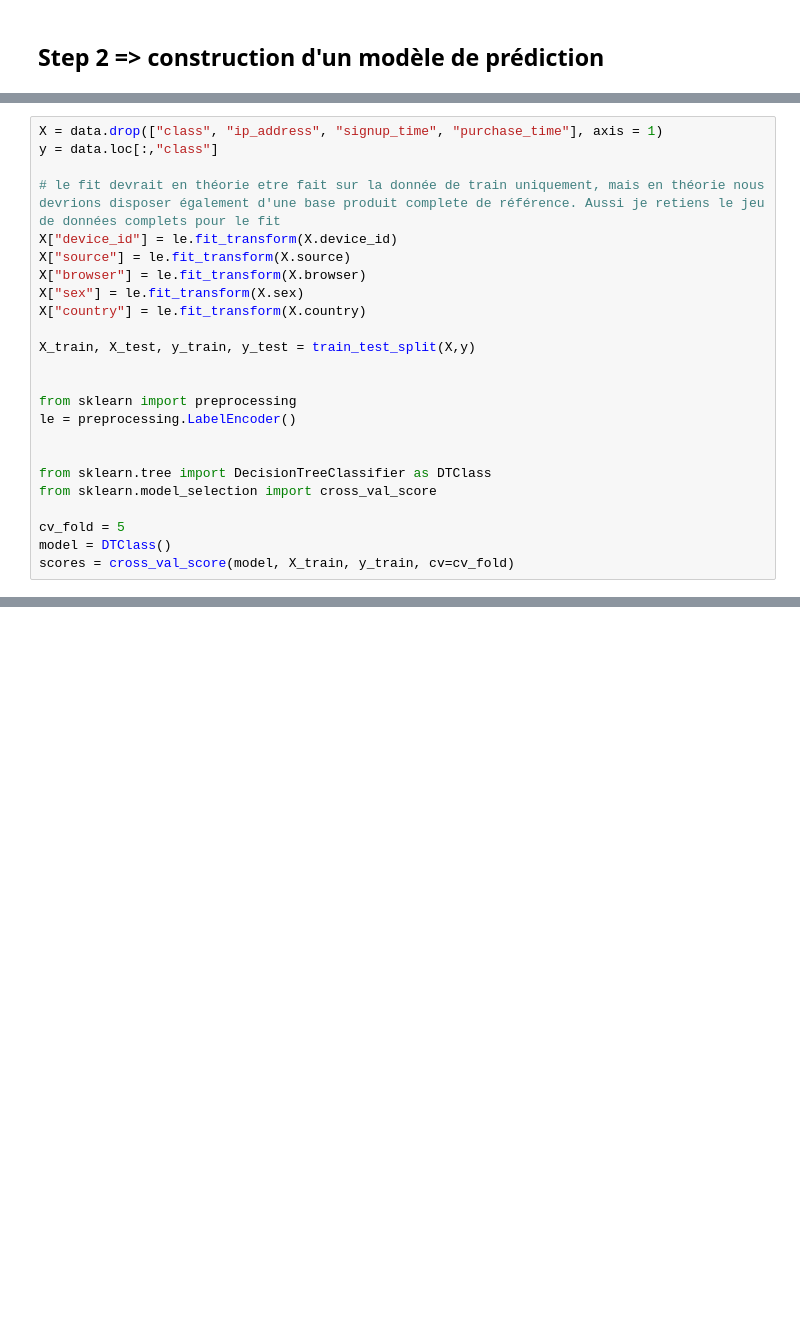
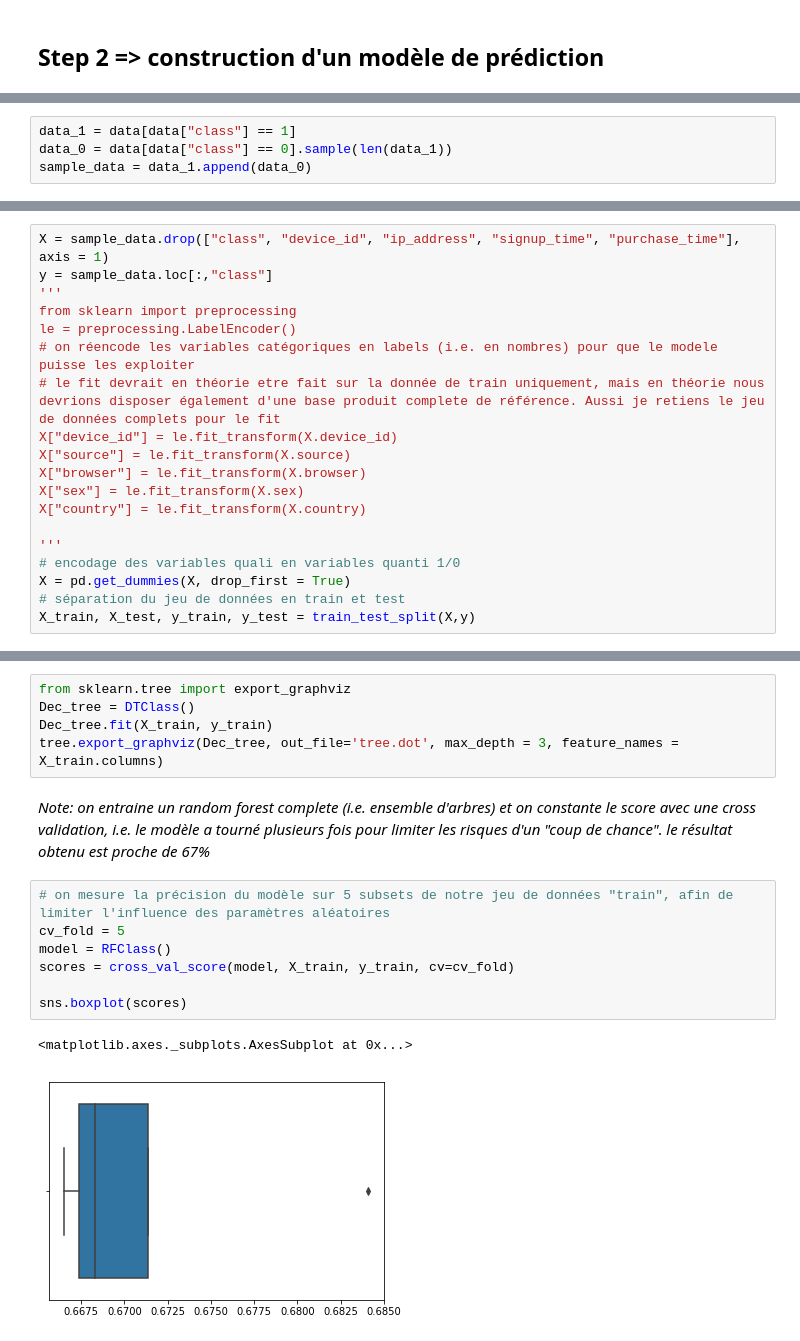
Before and after one commit to cgandon/ecommerce_fraud_prediction, a Jupyter notebook: Fraud Detection.ipynb, the cells around one changed output, grey strips where cells are left out. Cells and saved outputs as stored; diff of their text form; blank space fills up the shorter version.

```diff
--- a/Fraud Detection.ipynb
+++ b/Fraud Detection.ipynb
@@ -52,3 +58,7 @@ from sklearn.model_selection import cross_val_score
+# %%
+data_1 = data[data["class"] == 1]
+data_0 = data[data["class"] == 0].sample(len(data_1))
+sample_data = data_1.append(data_0)
 # %% [markdown]
 *Note:
 on va utiliser un algorythme de type random_forest car cet algorythme a l'avantage d'être transparent et explicite dans son mécanisme de prédiction.
@@ -56,8 +66,11 @@ A ce stade on conserve la dataset fourni sans + d'optimisation, avec néanmoins
 On verra dans un deuxième temps si le résultat peut être améliorer avec une préparation + spécifique de la donnée.*
 # %%
-X = data.drop(["class", "ip_address", "signup_time", "purchase_time"], axis = 1)
-y = data.loc[:,"class"]
-
+X = sample_data.drop(["class", "device_id", "ip_address", "signup_time", "purchase_time"], axis = 1)
+y = sample_data.loc[:,"class"]
+'''
+from sklearn import preprocessing
+le = preprocessing.LabelEncoder()
+# on réencode les variables catégoriques en labels (i.e. en nombres) pour que le modele puisse les exploiter
 # le fit devrait en théorie etre fait sur la donnée de train uniquement, mais en théorie nous devrions disposer également d'une base produit complete de référence. Aussi je retiens le jeu de données complets pour le fit
 X["device_id"] = le.fit_transform(X.device_id)
 X["source"] = le.fit_transform(X.source)
@@ -65,16 +78,8 @@ X["browser"] = le.fit_transform(X.browser)
 X["sex"] = le.fit_transform(X.sex)
 X["country"] = le.fit_transform(X.country)
 
+'''
+# encodage des variables quali en variables quanti 1/0
+X = pd.get_dummies(X, drop_first = True)
+# séparation du jeu de données en train et test
 X_train, X_test, y_train, y_test = train_test_split(X,y)
-
-
-from sklearn import preprocessing
-le = preprocessing.LabelEncoder()
-
-
-from sklearn.tree import DecisionTreeClassifier as DTClass
-from sklearn.model_selection import cross_val_score
-
-cv_fold = 5
-model = DTClass()
-scores = cross_val_score(model, X_train, y_train, cv=cv_fold)
@@ -83,0 +88,18 @@ l'entrainement du modèle sur les données brutes fournit un résultat de prédi
+# %%
+from sklearn.tree import export_graphviz
+Dec_tree = DTClass()
+Dec_tree.fit(X_train, y_train)
+tree.export_graphviz(Dec_tree, out_file='tree.dot', max_depth = 3, feature_names = X_train.columns)
+# %% [markdown]
+*Note:
+on entraine un random forest complete (i.e. ensemble d'arbres) et on constante le score avec une cross validation, i.e. le modèle a tourné plusieurs fois pour limiter les risques d'un "coup de chance". le résultat obtenu est proche de 67%*
+# %%
+# on mesure la précision du modèle sur 5 subsets de notre jeu de données "train", afin de limiter l'influence des paramètres aléatoires
+cv_fold = 5
+model = RFClass()
+scores = cross_val_score(model, X_train, y_train, cv=cv_fold)
+
+sns.boxplot(scores)
+# %% [output]
+<matplotlib.axes._subplots.AxesSubplot at 0x...>
+[figure, added]
```
Also changed, not shown: parts of 32 cells of this notebook, 4 other files.
